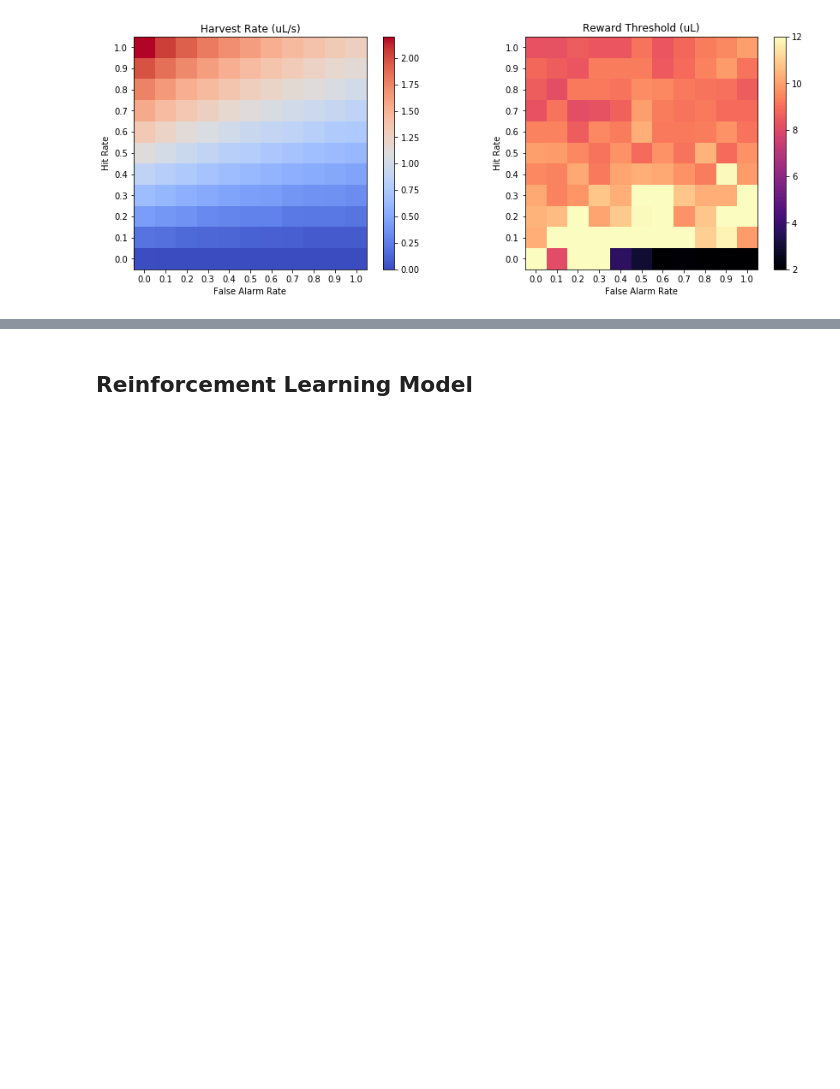
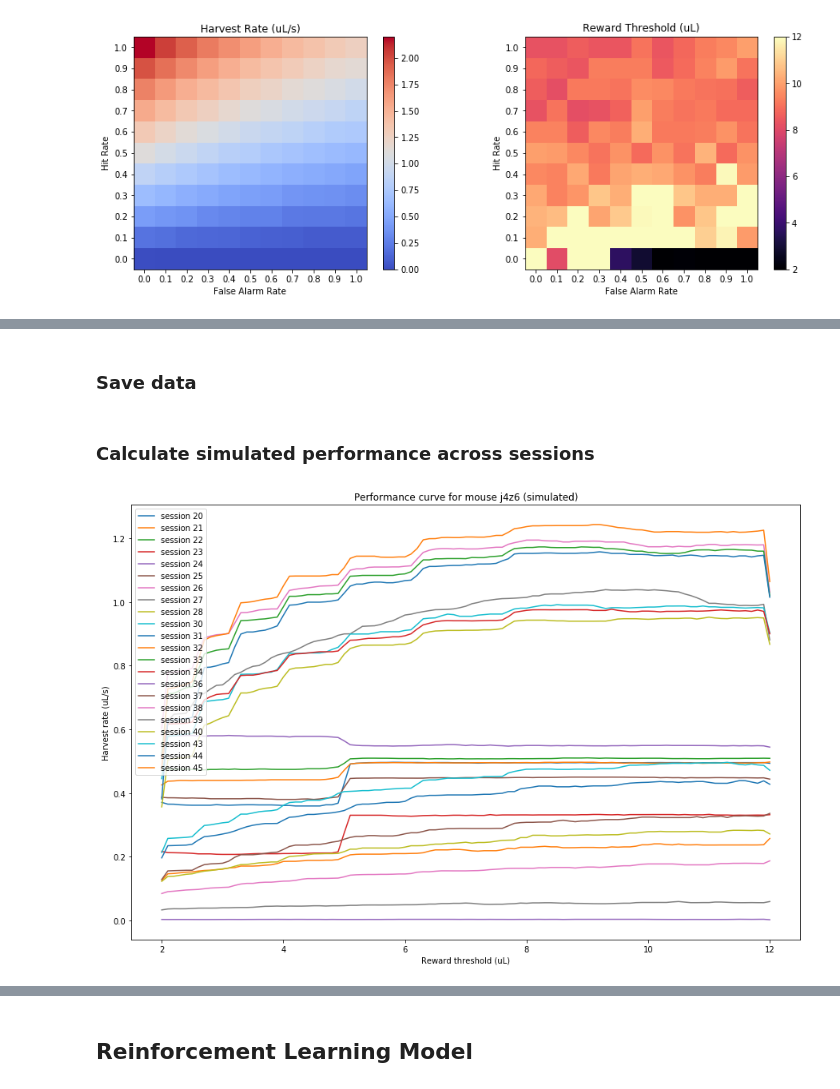
Before and after one commit to jbwebb8/foraging-analysis, a Jupyter notebook: patch_foraging_simulation.ipynb, the cells around one changed output, grey strips where cells are left out. Cells and saved outputs as stored; diff of their text form; code cells hidden in the pictures; blank space fills up the shorter version.

```diff
--- a/patch_foraging_simulation.ipynb
+++ b/patch_foraging_simulation.ipynb
@@ -625,4 +644,0 @@ import scipy.io as sio
-# %%
-f = open('Z:\James\data\matlist.txt', 'r')
-for line in f:
-    print(line)
@@ -650,0 +828,14 @@ Z:\James\data\ChamberC\9-6-18\j5z3_d21_2018_09_06_09_18_02.mat
+# %%
+# Remove outliers as warranted
+exclude_idx = np.arange(19)
+keep_idx = np.isin(np.arange(len(filelist)), exclude_idx, invert=True)
+
+print('Excluding session(s)', training_days[exclude_idx], 'from analysis.')
+
+filelist = [f for i, f in enumerate(filelist) if i not in exclude_idx]
+training_days = training_days[keep_idx]
+r_total_obs = r_total_obs[keep_idx]
+t_total_obs = t_total_obs[keep_idx]
+harvest_rate_obs = r_total_obs / t_total_obs
+
+# Repeat above as necessary
@@ -650,0 +951,2 @@ Z:\James\data\ChamberC\9-6-18\j5z3_d21_2018_09_06_09_18_02.mat
+# %% [markdown]
+### Save data
@@ -650,0 +1007,36 @@ Z:\James\data\ChamberC\9-6-18\j5z3_d21_2018_09_06_09_18_02.mat
+# %% [markdown]
+### Calculate simulated performance across sessions
+# %%
+# Calculate optimal simulated performance for each session
+harvest_rate_sim = np.zeros(len(filelist))
+r_thresh_sim = np.zeros(len(filelist))
+fig, ax = plt.subplots(figsize=(15, 10))
+for i in range(len(filelist)):
+    # Calculate harvest rate mean and std
+    mean = np.mean(r_total[i, :, :]/t_total[i, :, :], axis=1)
+    std = np.std(r_total[i, :, :]/t_total[i, :, :], axis=1)
+
+    # Smooth curve with 1D median filter
+    mean_smooth = np.zeros(mean.shape)
+    n = 10 # filter size
+    mean_smooth[0] = mean[0] # anchor at ends
+    mean_smooth[-1] = mean[-1] # anchor at ends
+    for j in range(1, mean.shape[0]-1):
+        mean_smooth[j] = np.median(mean[max(j-n//2, 0):min(j+n//2, mean.shape[0]-1)])
+    harvest_rate_sim[i] = np.max(mean_smooth)
+    r_thresh_sim[i] = decision_val[np.argmax(mean_smooth)]
+
+    # Plot results
+    #p_mean = ax.plot(decision_val, mean)
+    #p_std = ax.fill_between(decision_val, mean-std, mean+std, alpha=0.2)
+    p_mean_smooth = ax.plot(decision_val, mean_smooth, label='session %d' % (training_days[i]))
+
+p_xlabel = ax.set_xlabel('Reward threshold (uL)')
+p_ylabel = ax.set_ylabel('Harvest rate (uL/s)')
+p_title = ax.set_title('Performance curve for mouse %s (simulated)' % mouse_id)
+l = ax.legend()
+
+# Save plot
+plt.savefig(results_dir + 'sim_performance_curves.png')
+# %% [output]
+[figure, added]
```
Also changed, not shown: parts of 44 cells of this notebook.
